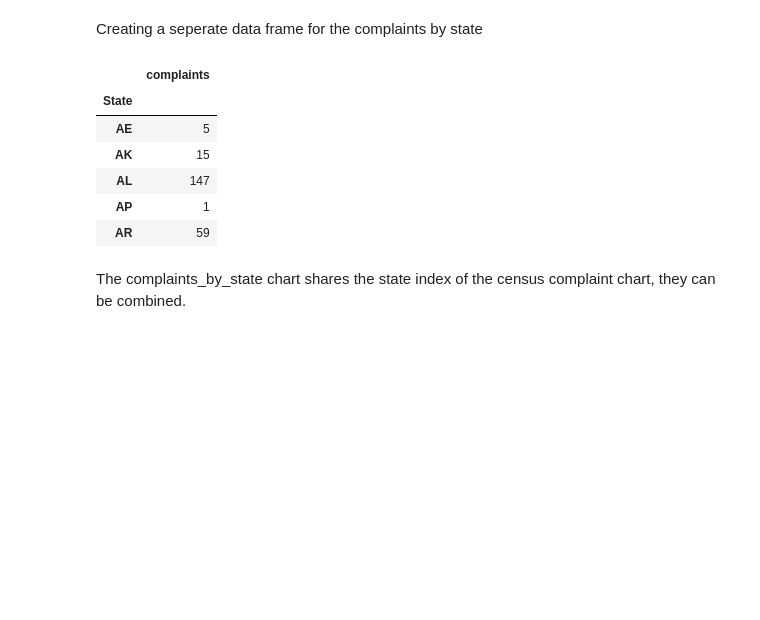
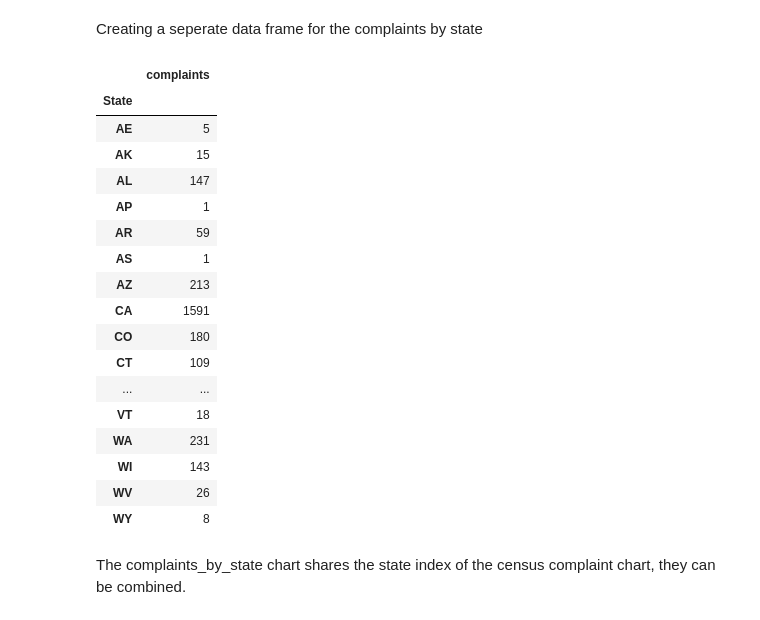
Before and after one commit to tiyd-python-2015-01/consumer-complaints, a Jupyter notebook: CFPB data.ipynb, the cells around one changed output. Drawn from its saved outputs; the diff is of its cells as text; code cells hidden in the pictures; blank space fills up the shorter version.

```diff
--- a/CFPB data.ipynb
+++ b/CFPB data.ipynb
@@ -177,15 +184,26 @@ Creating a seperate data frame for the complaints by state
 # %%
 complaints_by_state = pd.DataFrame(cfpb_data.groupby("State").size(), columns=["complaints"])
 # %%
-complaints_by_state.head()
+complaints_by_state
 # %% [output]
 |  | complaints |
 | State |  |
 | AE | 5 |
 | AK | 15 |
 | AL | 147 |
 | AP | 1 |
 | AR | 59 |
+| AS | 1 |
+| AZ | 213 |
+| CA | 1591 |
+| CO | 180 |
+| CT | 109 |
+| ... | ... |
+| VT | 18 |
+| WA | 231 |
+| WI | 143 |
+| WV | 26 |
+| WY | 8 |
 # %% [markdown]
 The complaints_by_state chart shares the state index of the census complaint chart, they can be combined.
 # %%
```
Also changed, not shown: parts of 11 cells of this notebook.
